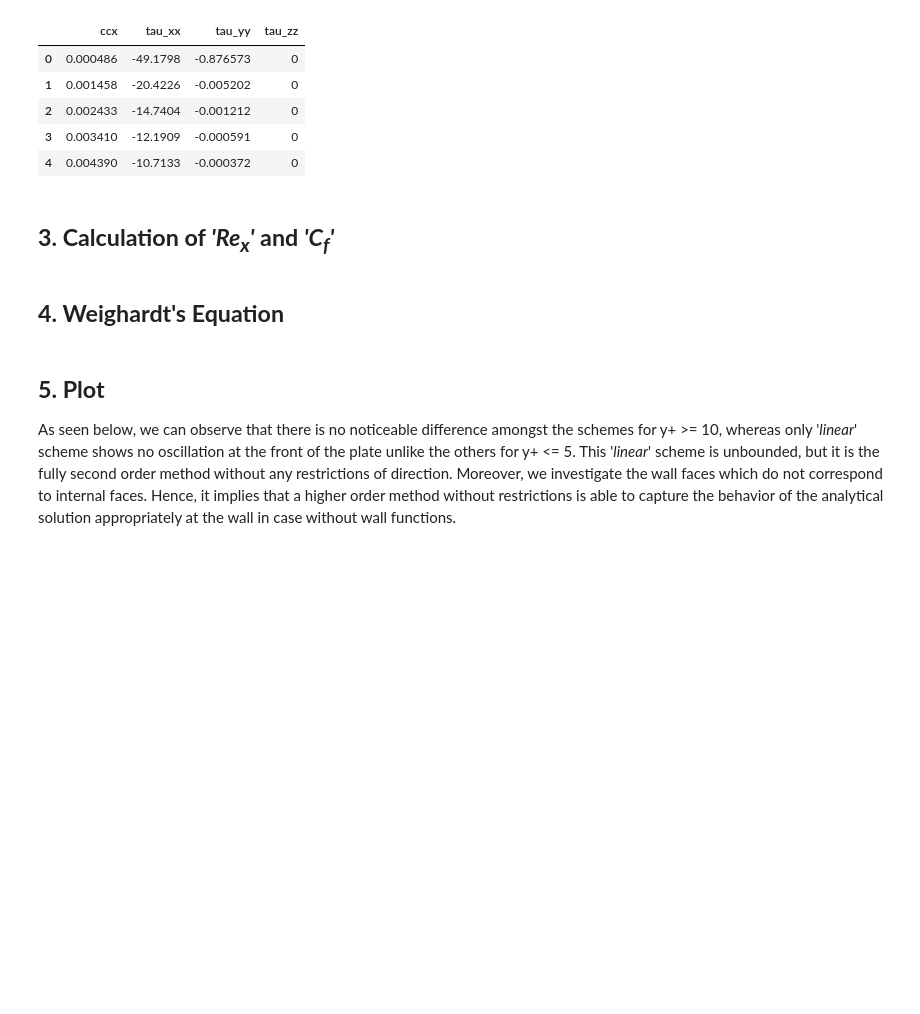
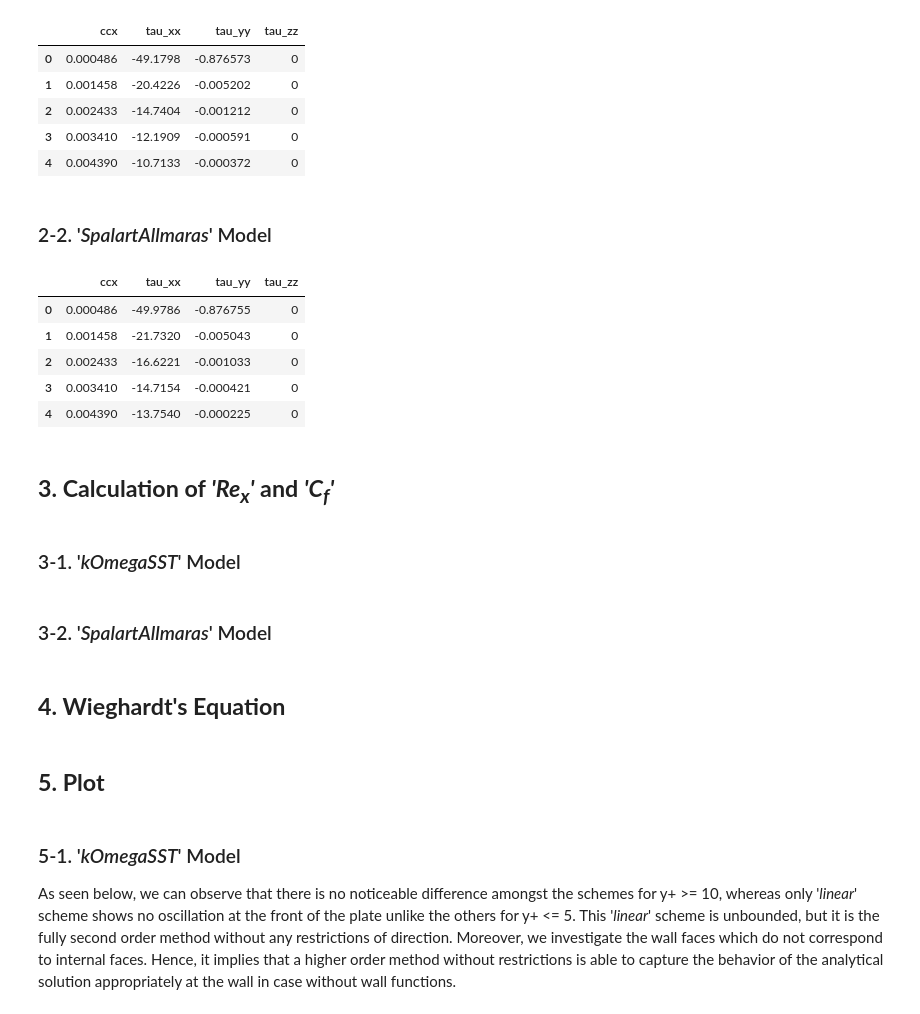
Before and after one commit to AndreWeiner/wall_modeling, a Jupyter notebook: notebooks/PlotCf_divSchemes.ipynb, the cells around one changed output. Drawn from its saved outputs; the diff is of its cells as text; code cells hidden in the pictures; blank space fills up the shorter version.

```diff
--- a/notebooks/PlotCf_divSchemes.ipynb
+++ b/notebooks/PlotCf_divSchemes.ipynb
@@ -39,6 +39,7 @@ https://cfd.direct/openfoam/user-guide/v6-fvschemes/
 UInf = 69.4
 nuInf = 1.388e-05
 model = "kOmegaSST"
+model_sa = "SpalartAllmaras"
 yp = ['0.05', '1', '2', '5', '10', '30', '50', '100']
 fixed_res = '1e-5'
 divSchemes = ['limitedLinear', 'linear', 'linearUpwind', 'upwind']
@@ -55,9 +58,26 @@ tauw_data_ds[0].head()
 | 2 | 0.002433 | -14.7404 | -0.001212 | 0 |
 | 3 | 0.003410 | -12.1909 | -0.000591 | 0 |
 | 4 | 0.004390 | -10.7133 | -0.000372 | 0 |
+# %% [markdown]
+### 2-2. '*SpalartAllmaras*' Model
+# %%
+tauw_path_ds_sa = [run + 'turbulentFlatPlate_noWallFunc_divSchemes_SA/UdivSchemes/yplus_{}/{}/tauw_{}_{}_{}_{}.csv'.format(yp[j], divSchemes[i], model_sa, yp[j], fixed_res, divSchemes[i]) for j in range(len(yp)) for i in range(len(divSchemes))]
+tauw_data_ds_sa = [pd.read_csv(tauw_path_ds_sa[i + len(divSchemes)*j], delim_whitespace=True) for j in range(len(yp)) for i in range(len(divSchemes))]
+tauw_data_ds_sa[0].head()
+# %% [output]
+|  | ccx | tau_xx | tau_yy | tau_zz |
+| 0 | 0.000486 | -49.9786 | -0.876755 | 0 |
+| 1 | 0.001458 | -21.7320 | -0.005043 | 0 |
+| 2 | 0.002433 | -16.6221 | -0.001033 | 0 |
+| 3 | 0.003410 | -14.7154 | -0.000421 | 0 |
+| 4 | 0.004390 | -13.7540 | -0.000225 | 0 |
 # %% [markdown]
 ## **3. Calculation of *'Re<sub>x</sub>'* and *'C<sub>f</sub>'***
+# %% [markdown]
+### 3-1. '*kOmegaSST*' Model
 # %%
 x0 = 0
 Rex = (tauw_data_ds[0]['ccx'] - x0)*UInf/nuInf
 Cf = [np.sqrt(tauw_data_ds[i + len(divSchemes)*j]['tau_xx']**2 + tauw_data_ds[i + len(divSchemes)*j]['tau_yy']**2 + tauw_data_ds[i + len(divSchemes)*j]['tau_zz']**2)/(0.5*UInf**2) for j in range(len(yp)) for i in range(len(divSchemes))]
+# %% [markdown]
+### 3-2. '*SpalartAllmaras*' Model
@@ -64,3 +87,3 @@ Cf = [np.sqrt(tauw_data_ds[i + len(divSchemes)*j]['tau_xx']**2 + tauw_data_ds[i
 # %% [markdown]
-## **4. Weighardt's Equation**
+## **4. Wieghardt's Equation**
 # %%
@@ -68,5 +91,7 @@ weighardt = 0.288*(np.log10(Rex))**(-2.45)
+# %% [markdown]
+## **5. Plot**
 # %% [markdown]
-## **5. Plot**
+### 5-1. '*kOmegaSST*' Model
 
 As seen below, we can observe that there is no noticeable difference amongst the schemes for y+ >= 10, whereas only '*linear*' scheme shows no oscillation at the front of the plate unlike the others for y+ <= 5. This '*linear*' scheme is unbounded, but it is the fully second order method without any restrictions of direction. Moreover, we investigate the wall faces which do not correspond to internal faces. Hence, it implies that a higher order method without restrictions is able to capture the behavior of the analytical solution appropriately at the wall in case without wall functions.
 # %%
```
Also changed, not shown: parts of 7 cells of this notebook.
